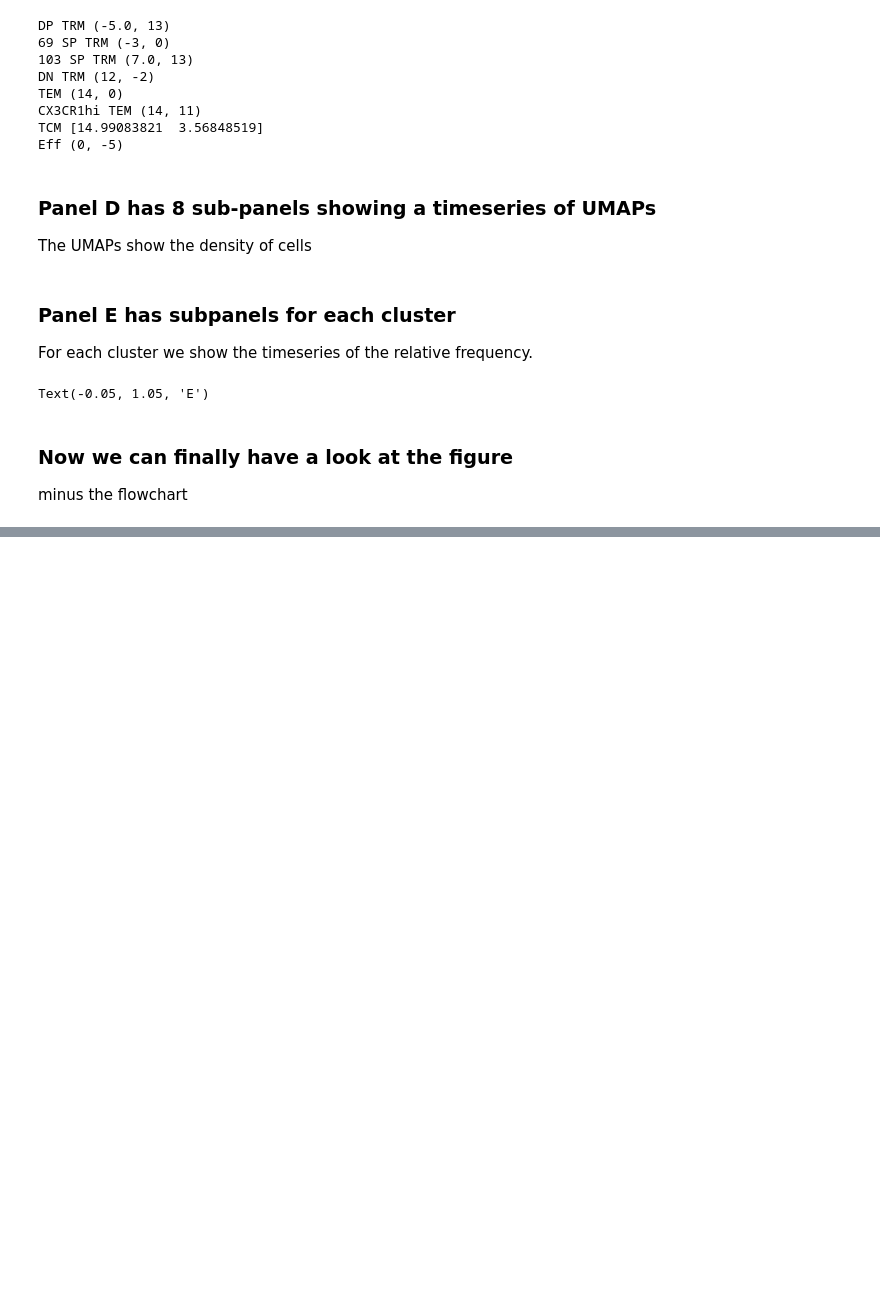
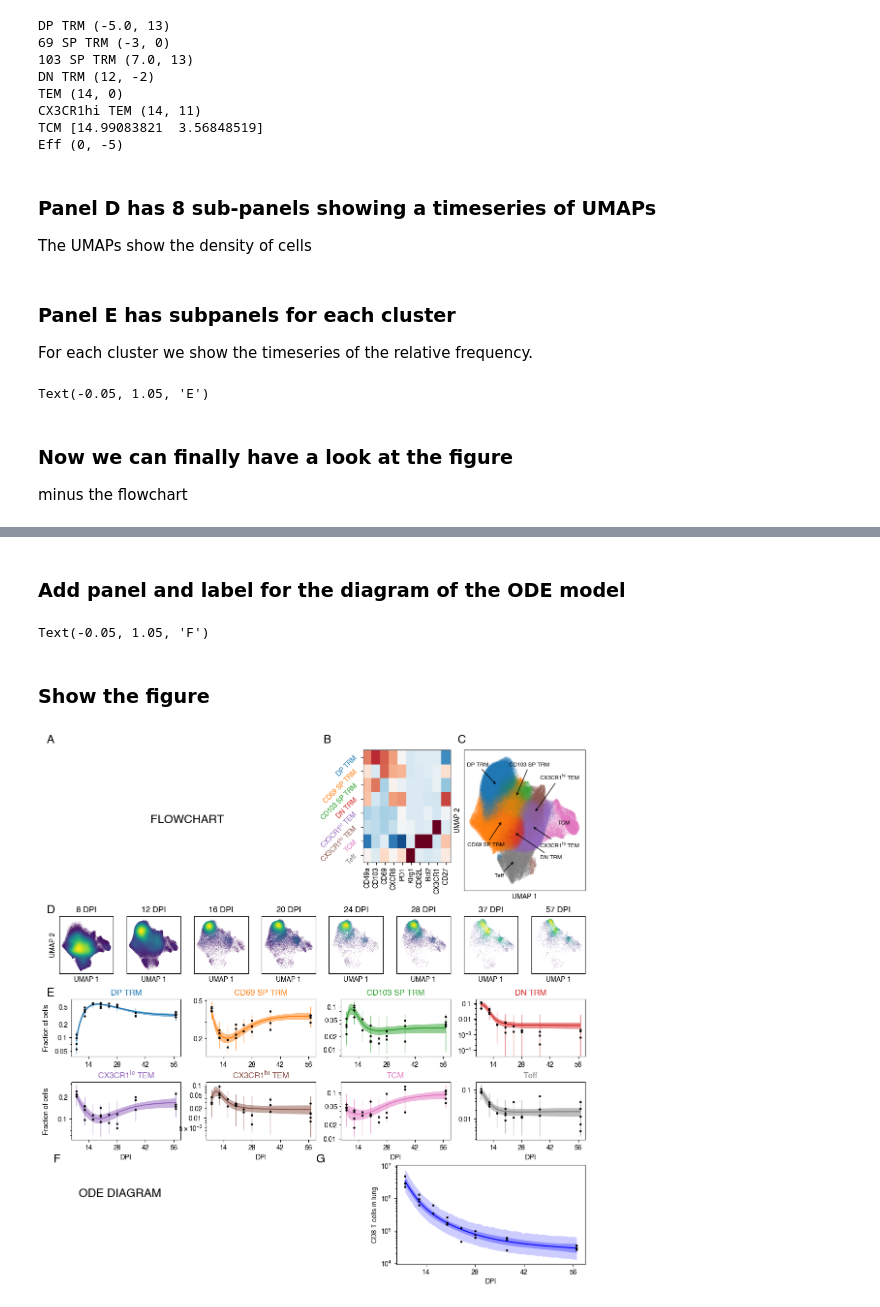
Before and after one commit to chvandorp/scdynsys, a Jupyter notebook: notebooks/FigureSAClustering.ipynb, the cells around one changed output, grey strips where cells are left out. Cells and saved outputs as stored; diff of their text form; code cells hidden in the pictures; blank space fills up the shorter version.

```diff
--- a/notebooks/FigureSAClustering.ipynb
+++ b/notebooks/FigureSAClustering.ipynb
@@ -322,0 +349,8 @@ morx NOT subset; don't know how to subset; dropped
+# %%
+gs = GridSpec(15, 8) ## CD8 with 8 clusters
+
+fig = plt.figure(figsize=(14, 16)) ## CD8
+
+labx, laby = -0.05, 1.05
+
+fig.subplots_adjust(wspace=0.25, hspace=1.6)
@@ -322,0 +359,28 @@ morx NOT subset; don't know how to subset; dropped
+# %%
+## panel for a flowchart
+
+ax = fig.add_subplot(gs[:4, :4])
+
+ax.text(0.5, 0.5, "FLOWCHART", fontsize='xx-large', va='center', ha='center')
+ax.axis('off')
+ax.text(labx, laby, "A", fontsize='xx-large', transform=ax.transAxes)
+
+
+## panel for marker expression
+
+ax = fig.add_subplot(gs[:4, 4:6])
+plot_marker_expression(ax)
+ax.text(labx, laby, "B", fontsize='xx-large', transform=ax.transAxes)
+
+## UMAP with clusters
+
+ax = fig.add_subplot(gs[:4, 6:8])
+plot_umap_with_clusters(ax)
+ax.text(labx, laby, "C", fontsize='xx-large', transform=ax.transAxes)
+
+## plot timeseries of UMAPs
+
+plot_umap_timeseries(fig, gs, 4, nrows=2)
+Ax = fig.add_subplot(gs[4:6, :4])
+Ax.axis('off')
+Ax.text(labx, laby, "D", fontsize='xx-large', transform=Ax.transAxes);
@@ -322,0 +470,17 @@ morx NOT subset; don't know how to subset; dropped
+# %% [markdown]
+### Add panel and label for the diagram of the ODE model
+# %%
+ax = fig.add_subplot(gs[10:12, 0:2])
+
+ax.text(0.5, 0.5, "ODE DIAGRAM", transform=ax.transAxes, va='center', ha='center', fontsize='xx-large')
+
+ax.axis('off')
+ax.text(labx, laby, "F", fontsize='xx-large', transform=ax.transAxes)
+# %% [output]
+Text(-0.05, 1.05, 'F')
+# %% [markdown]
+### Show the figure
+# %%
+fig
+# %% [output]
+[figure, added]
```
Also changed, not shown: parts of 17 cells of this notebook, 5 other files.
